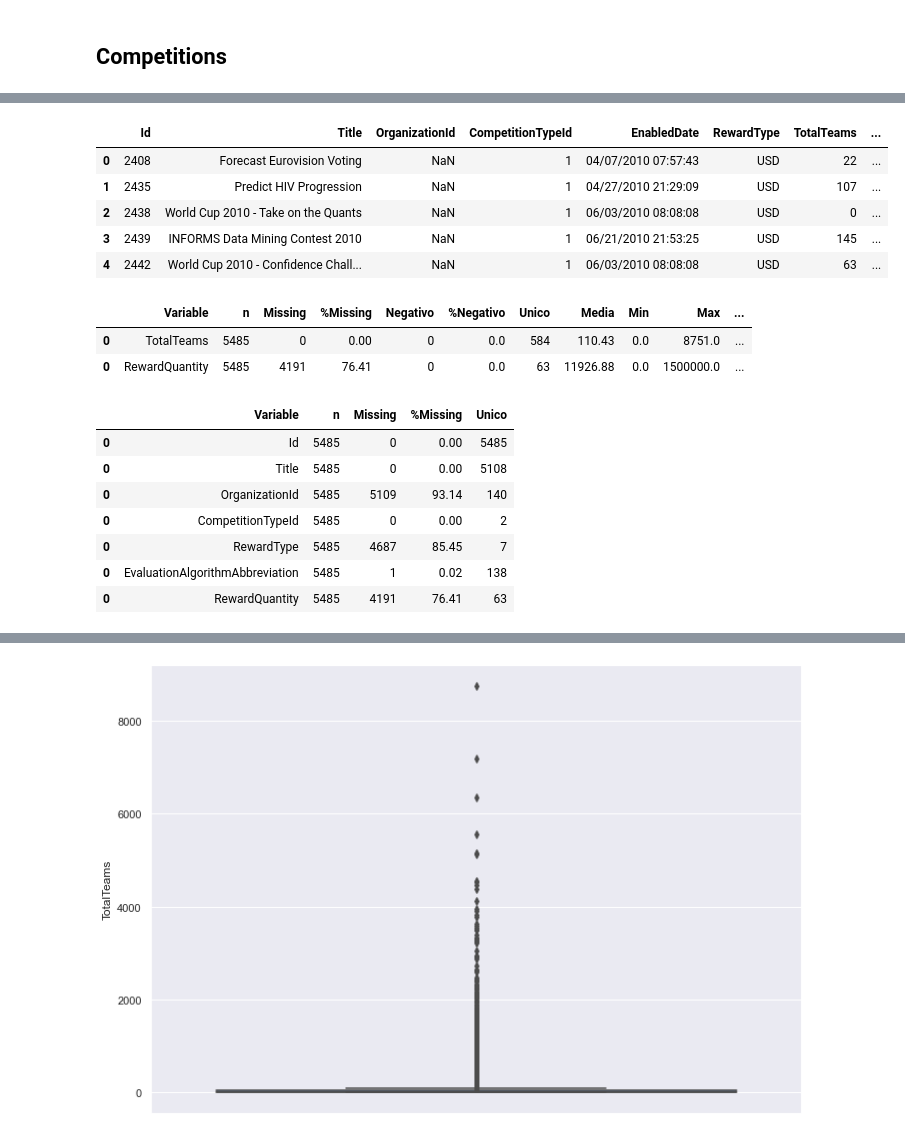
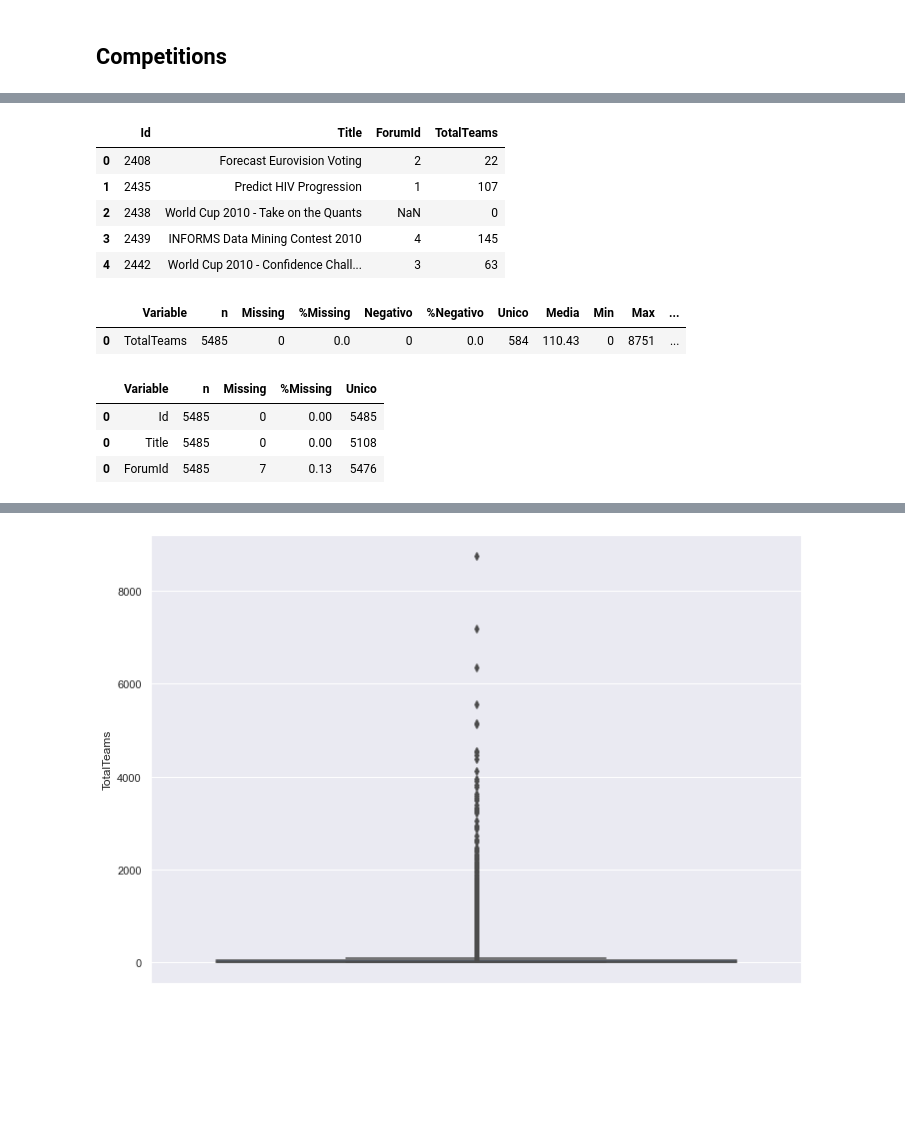
Before and after one commit to jsuasnabarh/kaggle-network-analysis, a Jupyter notebook: notebooks/DataUnderstanding.ipynb, the cells around one changed output, grey strips where cells are left out. Saved outputs shown, nothing was run; the diff lists cells and outputs as text; code cells hidden in the pictures; blank space fills up the shorter version.

Commit message:
data understanding finished

```diff
--- a/notebooks/EDA.ipynb
+++ b/notebooks/DataUnderstanding.ipynb
@@ -207,29 +276,23 @@ df_competitions.head(5)
 # %%
-df_competitions = df_competitions[["Id","Title","OrganizationId","CompetitionTypeId","EnabledDate","RewardType","TotalTeams","EvaluationAlgorithmAbbreviation","RewardQuantity"]]
+df_competitions = df_competitions[["Id","Title","ForumId","TotalTeams"]]
 df_competitions.head()
 # %% [output]
-|  | Id | Title | OrganizationId | CompetitionTypeId | EnabledDate | RewardType | TotalTeams | ... |
-| 0 | 2408 | Forecast Eurovision Voting | NaN | 1 | 04/07/2010 07:57:43 | USD | 22 | ... |
-| 1 | 2435 | Predict HIV Progression | NaN | 1 | 04/27/2010 21:29:09 | USD | 107 | ... |
-| 2 | 2438 | World Cup 2010 - Take on the Quants | NaN | 1 | 06/03/2010 08:08:08 | USD | 0 | ... |
-| 3 | 2439 | INFORMS Data Mining Contest 2010 | NaN | 1 | 06/21/2010 21:53:25 | USD | 145 | ... |
-| 4 | 2442 | World Cup 2010 - Confidence Chall... | NaN | 1 | 06/03/2010 08:08:08 | USD | 63 | ... |
+|  | Id | Title | ForumId | TotalTeams |
+| 0 | 2408 | Forecast Eurovision Voting | 2 | 22 |
+| 1 | 2435 | Predict HIV Progression | 1 | 107 |
+| 2 | 2438 | World Cup 2010 - Take on the Quants | NaN | 0 |
+| 3 | 2439 | INFORMS Data Mining Contest 2010 | 4 | 145 |
+| 4 | 2442 | World Cup 2010 - Confidence Chall... | 3 | 63 |
 # %%
 df_competitions["TotalTeams"] = df_competitions["TotalTeams"].astype(int)
-df_competitions["RewardQuantity"] = df_competitions["RewardQuantity"].astype(float)
-Validator.validar_numerico(df_competitions,["TotalTeams","RewardQuantity"])
+Validator.validar_numerico(df_competitions,["TotalTeams"])
 # %% [output]
 |  | Variable | n | Missing | %Missing | Negativo | %Negativo | Unico | Media | Min | Max | ... |
-| 0 | TotalTeams | 5485 | 0 | 0.00 | 0 | 0.0 | 584 | 110.43 | 0.0 | 8751.0 | ... |
-| 0 | RewardQuantity | 5485 | 4191 | 76.41 | 0 | 0.0 | 63 | 11926.88 | 0.0 | 1500000.0 | ... |
+| 0 | TotalTeams | 5485 | 0 | 0.0 | 0 | 0.0 | 584 | 110.43 | 0 | 8751 | ... |
 # %%
-Validator.validar_categorico(df_competitions,["Id","Title","OrganizationId","CompetitionTypeId","RewardType","EvaluationAlgorithmAbbreviation","RewardQuantity"])
+Validator.validar_categorico(df_competitions,["Id","Title","ForumId"])
 # %% [output]
 |  | Variable | n | Missing | %Missing | Unico |
 | 0 | Id | 5485 | 0 | 0.00 | 5485 |
 | 0 | Title | 5485 | 0 | 0.00 | 5108 |
-| 0 | OrganizationId | 5485 | 5109 | 93.14 | 140 |
-| 0 | CompetitionTypeId | 5485 | 0 | 0.00 | 2 |
-| 0 | RewardType | 5485 | 4687 | 85.45 | 7 |
-| 0 | EvaluationAlgorithmAbbreviation | 5485 | 1 | 0.02 | 138 |
-| 0 | RewardQuantity | 5485 | 4191 | 76.41 | 63 |
+| 0 | ForumId | 5485 | 7 | 0.13 | 5476 |
```
Also changed, not shown: parts of 84 cells of this notebook, 1 other file.
